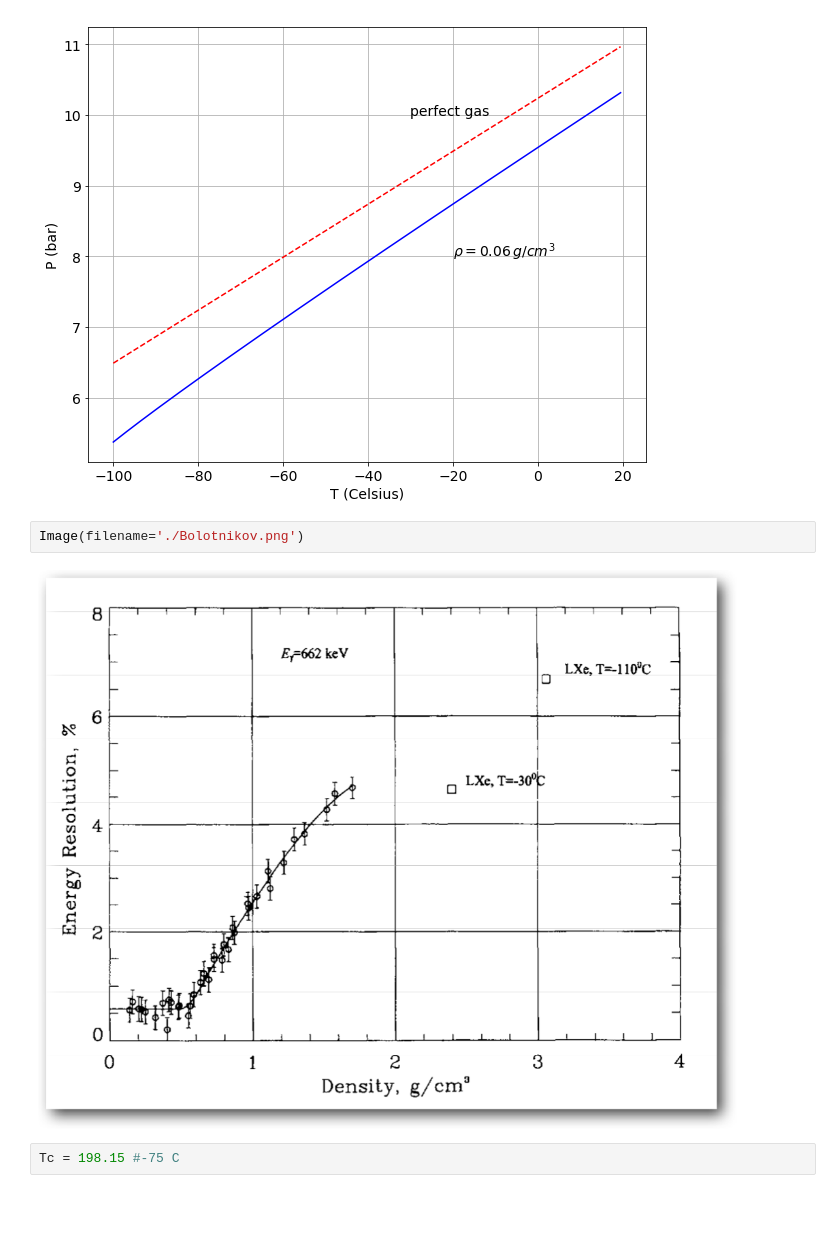
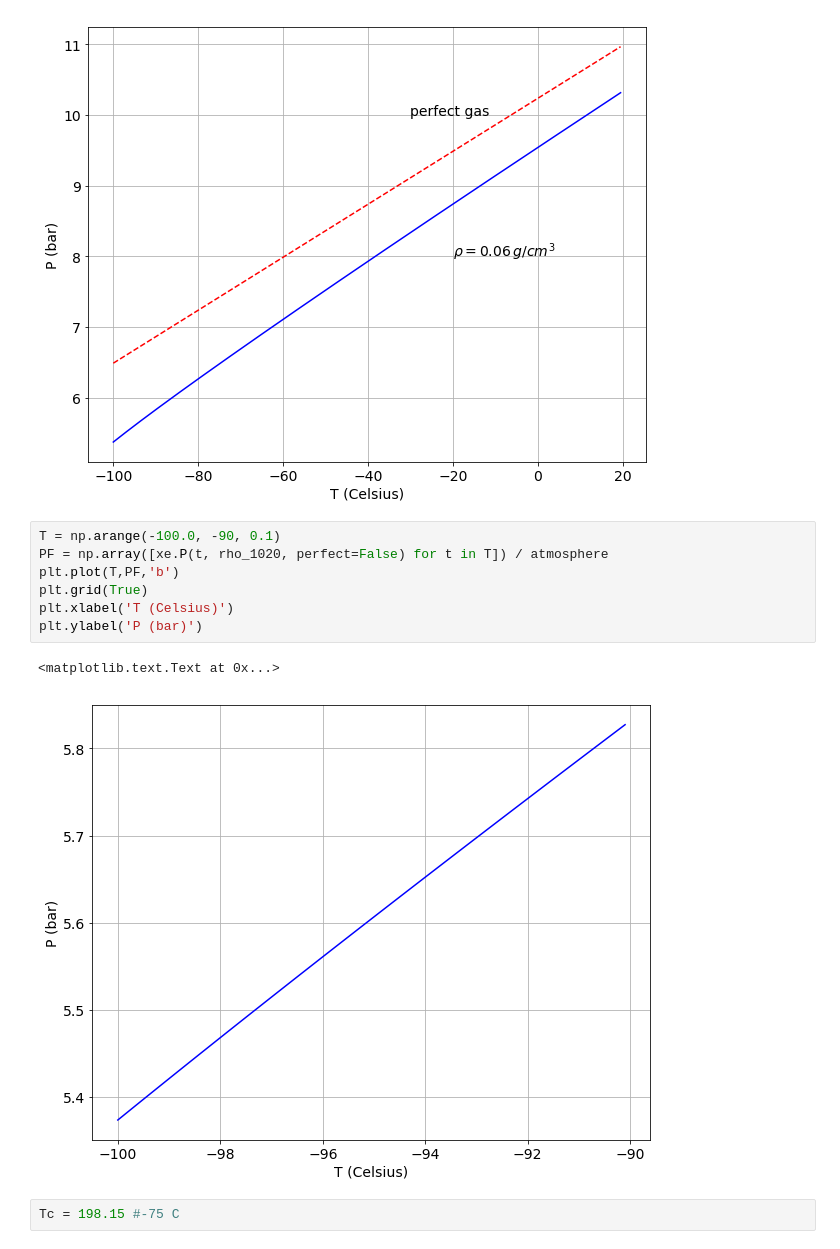
Before and after one commit to jjgomezcadenas/Next2.0, a Jupyter notebook: nb/xenon_pv.ipynb, the cells around one changed output. Cells and saved outputs as stored; diff of their text form; blank space fills up the shorter version.

```diff
--- a/nb/xenon_pv.ipynb
+++ b/nb/xenon_pv.ipynb
@@ -289,10 +288,16 @@ plt.text(-30, 10, r'perfect gas')
 plt.show()
 # %% [output]
 [figure]
-# %%
-Image(filename='./Bolotnikov.png')
-# %% [output]
-[figure, removed]
+# %%
+T = np.arange(-100.0, -90, 0.1)
+PF = np.array([xe.P(t, rho_1020, perfect=False) for t in T]) / atmosphere
+plt.plot(T,PF,'b')
+plt.grid(True)
+plt.xlabel('T (Celsius)')
+plt.ylabel('P (bar)')
+# %% [output]
+<matplotlib.text.Text at 0x...>
+[figure, added]
 # %%
 Tc = 198.15 #-75 C
 # %% [markdown]
```
Also changed, not shown: parts of 4 cells of this notebook.
